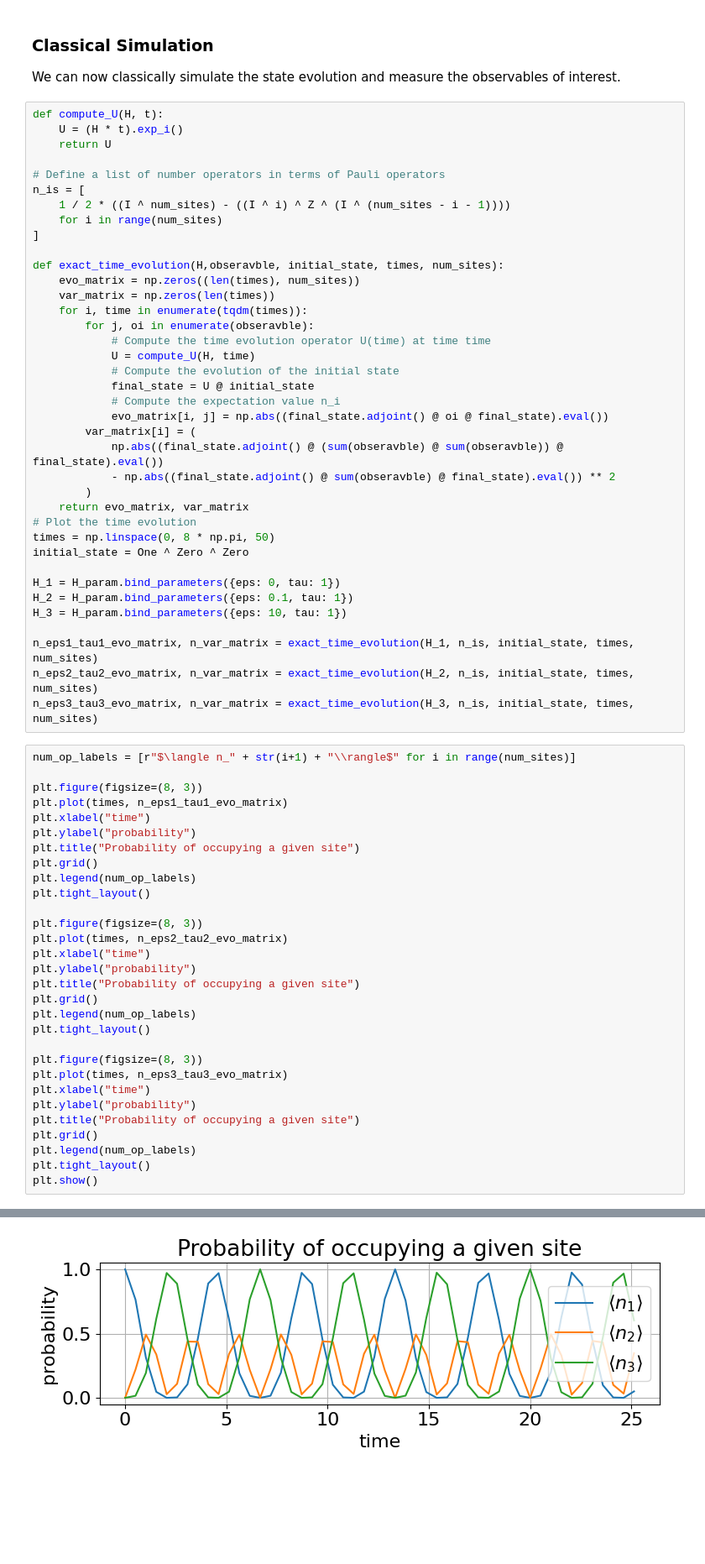
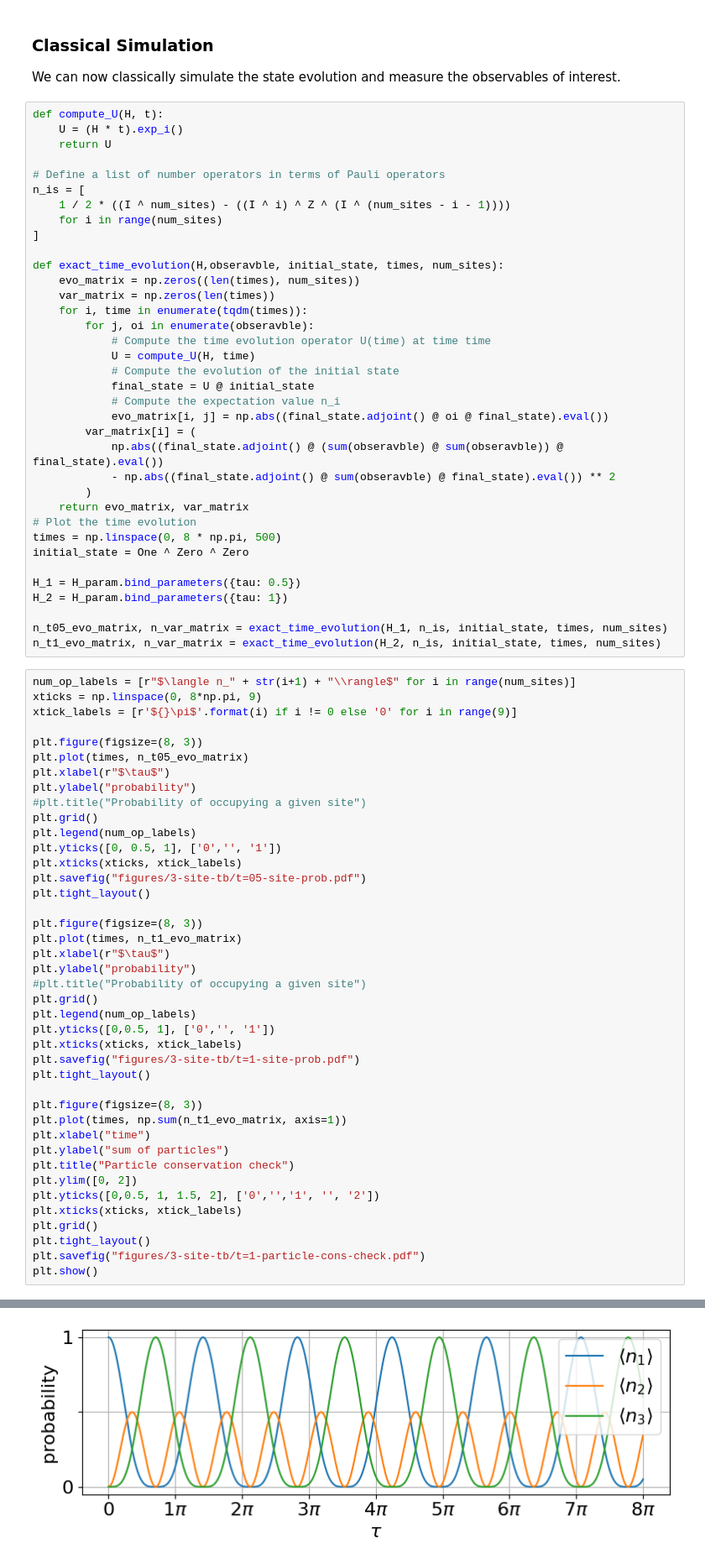
Before and after one commit to oscartq/qsim_mzm, a Jupyter notebook: tight-binding-chain/qsim-3-site-tight-binding.ipynb, the cells around one changed output, grey strips where cells are left out. Shown at 84% size. Saved outputs shown, nothing was run; the diff lists cells and outputs as text; blank space fills up the shorter version.

```diff
--- a/tight-binding-chain/qsim-3-site-tight-binding.ipynb
+++ b/tight-binding-chain/qsim-3-site-tight-binding.ipynb
@@ -123,44 +123,53 @@ def exact_time_evolution(H,obseravble, initial_state, times, num_sites):
         )
     return evo_matrix, var_matrix
 # Plot the time evolution
-times = np.linspace(0, 8 * np.pi, 50)
+times = np.linspace(0, 8 * np.pi, 500)
 initial_state = One ^ Zero ^ Zero
 
-H_1 = H_param.bind_parameters({eps: 0, tau: 1})
-H_2 = H_param.bind_parameters({eps: 0.1, tau: 1})
-H_3 = H_param.bind_parameters({eps: 10, tau: 1})
+H_1 = H_param.bind_parameters({tau: 0.5})
+H_2 = H_param.bind_parameters({tau: 1})
 
-n_eps1_tau1_evo_matrix, n_var_matrix = exact_time_evolution(H_1, n_is, initial_state, times, num_sites)
-n_eps2_tau2_evo_matrix, n_var_matrix = exact_time_evolution(H_2, n_is, initial_state, times, num_sites)
-n_eps3_tau3_evo_matrix, n_var_matrix = exact_time_evolution(H_3, n_is, initial_state, times, num_sites)
+n_t05_evo_matrix, n_var_matrix = exact_time_evolution(H_1, n_is, initial_state, times, num_sites)
+n_t1_evo_matrix, n_var_matrix = exact_time_evolution(H_2, n_is, initial_state, times, num_sites)
 # %%
 num_op_labels = [r"$\langle n_" + str(i+1) + "\\rangle$" for i in range(num_sites)]
+xticks = np.linspace(0, 8*np.pi, 9)
+xtick_labels = [r'${}\pi$'.format(i) if i != 0 else '0' for i in range(9)]
 
 plt.figure(figsize=(8, 3))
-plt.plot(times, n_eps1_tau1_evo_matrix)
-plt.xlabel("time")
+plt.plot(times, n_t05_evo_matrix)
+plt.xlabel(r"$\tau$")
 plt.ylabel("probability")
-plt.title("Probability of occupying a given site")
+#plt.title("Probability of occupying a given site")
 plt.grid()
 plt.legend(num_op_labels)
+plt.yticks([0, 0.5, 1], ['0','', '1'])
+plt.xticks(xticks, xtick_labels)
+plt.savefig("figures/3-site-tb/t=05-site-prob.pdf")
 plt.tight_layout()
 
 plt.figure(figsize=(8, 3))
-plt.plot(times, n_eps2_tau2_evo_matrix)
-plt.xlabel("time")
+plt.plot(times, n_t1_evo_matrix)
+plt.xlabel(r"$\tau$")
 plt.ylabel("probability")
-plt.title("Probability of occupying a given site")
+#plt.title("Probability of occupying a given site")
 plt.grid()
 plt.legend(num_op_labels)
+plt.yticks([0,0.5, 1], ['0','', '1'])
+plt.xticks(xticks, xtick_labels)
+plt.savefig("figures/3-site-tb/t=1-site-prob.pdf")
 plt.tight_layout()
 
 plt.figure(figsize=(8, 3))
-plt.plot(times, n_eps3_tau3_evo_matrix)
+plt.plot(times, np.sum(n_t1_evo_matrix, axis=1))
 plt.xlabel("time")
-plt.ylabel("probability")
-plt.title("Probability of occupying a given site")
+plt.ylabel("sum of particles")
+plt.title("Particle conservation check")
+plt.ylim([0, 2])
+plt.yticks([0,0.5, 1, 1.5, 2], ['0','','1', '', '2'])
+plt.xticks(xticks, xtick_labels)
 plt.grid()
-plt.legend(num_op_labels)
 plt.tight_layout()
+plt.savefig("figures/3-site-tb/t=1-particle-cons-check.pdf")
 plt.show()
 # %% [output]
@@ -168 +177 @@ plt.show()
-[figure, old version]
+[figure, new version]
```
Also changed, not shown: parts of 17 cells of this notebook, 28 other files.
